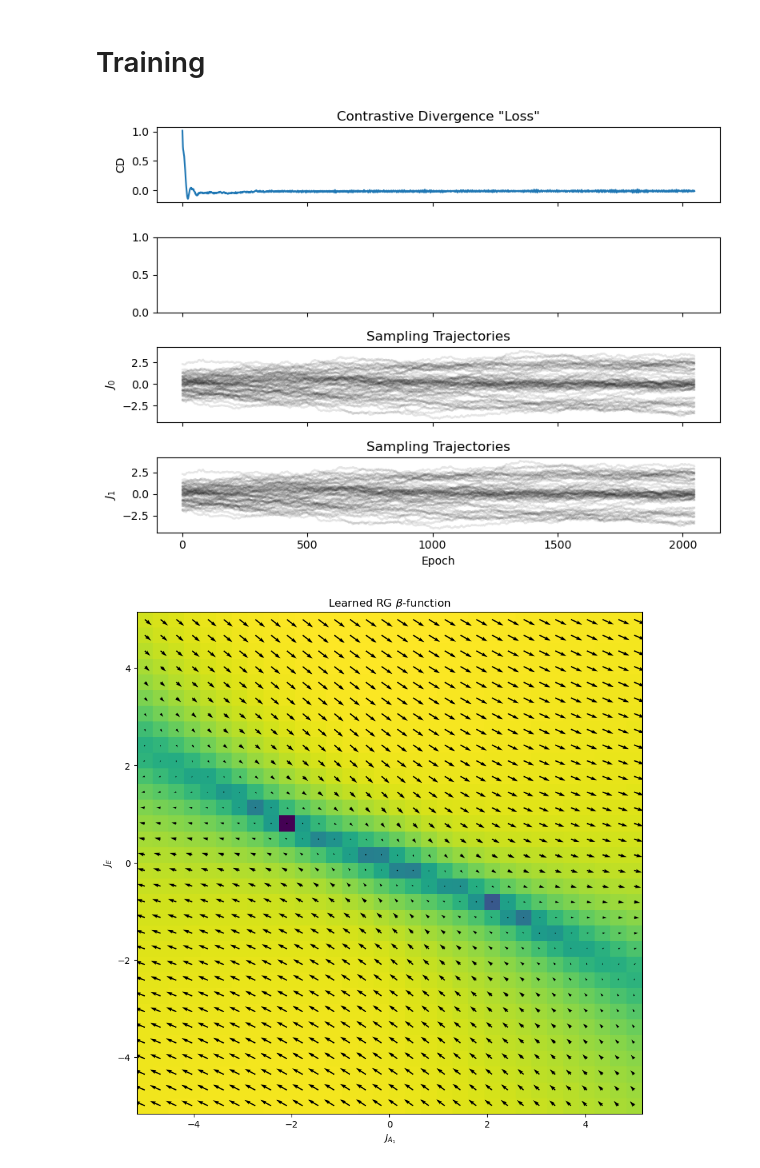
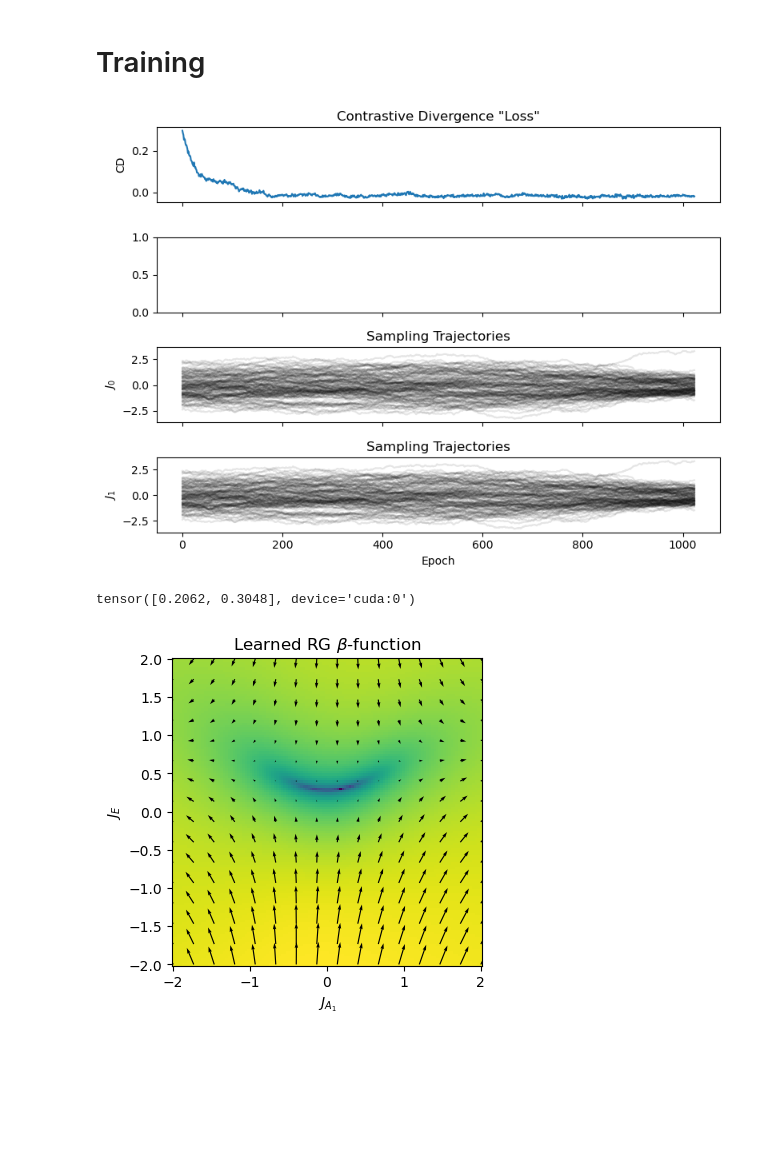
Before and after one commit to jshe2304/dlrg, a Jupyter notebook: train.ipynb, the cells around one changed output. Drawn from its saved outputs; the diff is of its cells as text; code cells hidden in the pictures; blank space fills up the shorter version.

```diff
--- a/train.ipynb
+++ b/train.ipynb
@@ -52,5 +52,10 @@ if n_couplers == 1:
     ax.set_xlabel('J')
     ax.set_title('Untrained RG Flow (gradient of C-function)')
 if n_couplers == 2:
-    plot2d(flow, device=device);
+
+    ax = vector_field(flow, xlim=(-4, 4), ylim=(-4, 4), device=device)
+
+    ax.set_xlabel(r'$J_{A_1}$')
+    ax.set_ylabel(r'$J_{E}$')
+    ax.set_title(r'Pre-learning RG $\beta$-function')
 # %% [output]
@@ -59,16 +64,14 @@ if n_couplers == 2:
 # Training
 # %%
 epoch = 0
-epochs = 2048
+epochs = 1024
 anneal_at = 512
-n_models = 64
+n_models = 128
 n_cd_samples = 1024
 k_fine = 32
 k_coarse = 1
-
-beta = lambda epoch : 16/(1 + exp( -16 * (epoch - anneal_at) / epochs ))
 # %%
-optimizer = torch.optim.Adam(flow.parameters())
+optimizer = torch.optim.Adam(flow.parameters(), lr=0.0001)
 
 Js = []
 losses = []
@@ -83,8 +88,6 @@ for epoch in tqdm(range(epoch, epoch + epochs)):
 
     # RG Flow
     J = sampler.step(J).detach()
-
-    loss = 0
 
     fine.J = J
     coarse.J = J + flow(J)
@@ -99,8 +102,9 @@ for epoch in tqdm(range(epoch, epoch + epochs)):
     loss.backward()
     optimizer.step()
 
-    Js.append(J.clone().detach())
+    Js.append(J.cpu().detach())
     losses.append(float(loss))
+
     #try:
     #    root = find_root(flow, torch.ones(n_couplers, device=device)).cpu().detach()
     #    roots.append(root if torch.all(torch.logical_and(root > -2, root < 2)) else torch.empty(2, 1))
@@ -130,26 +134,33 @@ axs[-1].set_xlabel('Epoch')
 
 plt.tight_layout()
 # %% [output]
-[figure, old version]
+[figure, new version]
 # %%
 flow.eval()
 
 if n_couplers == 1:
     fig, ax = plot1d(flow, xlim=(-2, 2), device=device)
 
     ax.set_ylabel(r'$\nabla C$')
     ax.set_title(r'Learned RG $\beta$-function')
 
     plt.tight_layout()
 
 if n_couplers == 2:
-    ax = plot2d(flow, sampler.potential, xlim=(-5, 5), ylim=(-5, 5), device=device)
+    div = lambda J : jacobian(flow)(J).trace()
+
+    xlim = (-2, 2)
+    ylim = (-2, 2)
+
+    #ax = vector_field(flow, xlim=xlim, ylim=ylim, device=device)
+    ax = plot2d(flow, sampler.potential, xlim=xlim, ylim=ylim, color_res=32, device=device)
 
     ax.set_xlabel(r'$J_{A_1}$')
     ax.set_ylabel(r'$J_{E}$')
     ax.set_title(r'Learned RG $\beta$-function')
 
-#root = find_root(flow, torch.ones(n_couplers, device=device))
-#print(root)
+root = find_root(flow, torch.tensor([0., 0.], device=device))
+print(root)
 # %% [output]
+tensor([0.2062, 0.3048], device='cuda:0')
-[figure, old version]
+[figure, new version]
```
Also changed, not shown: parts of 3 cells of this notebook, 3 other files.
